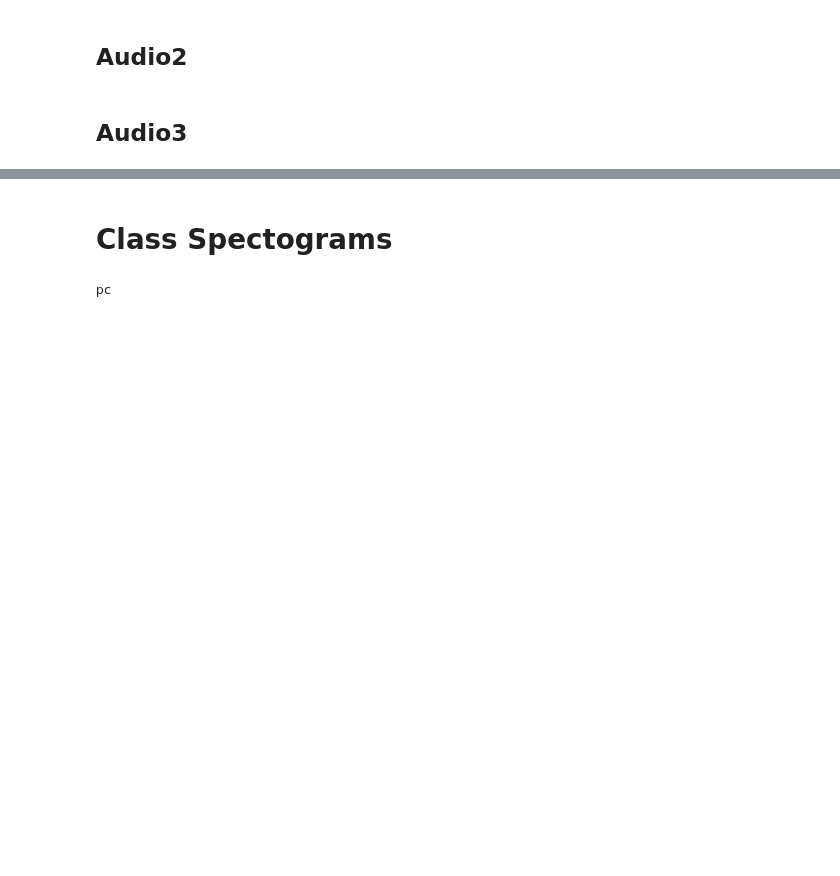
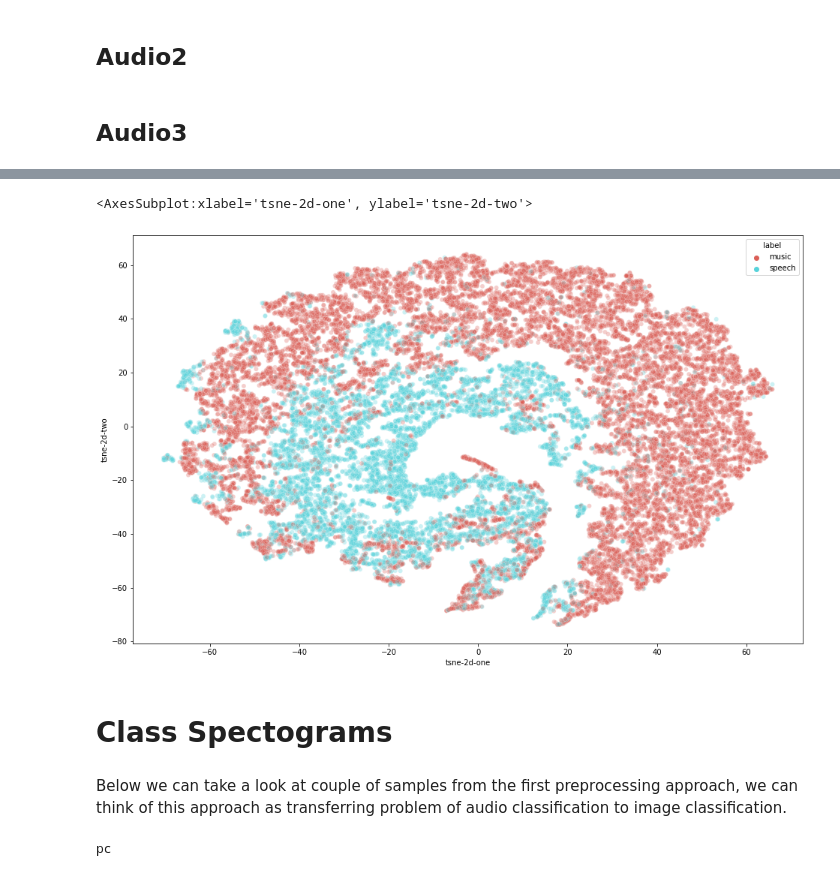
Before and after one commit to lekcyjna123/UWrMLProjectAudioSeg, a Jupyter notebook: Notebooks/Raport.ipynb, the cells around one changed output, grey strips where cells are left out. Cells and saved outputs as stored; diff of their text form; code cells hidden in the pictures; blank space fills up the shorter version.

Commit message:
poprawa literówek, opis drugiego preprocessingu, wizualizacja tsne

```diff
--- a/Notebooks/Raport.ipynb
+++ b/Notebooks/Raport.ipynb
@@ -463,5 +478,43 @@ data.to_csv(REPO_DIR + "/data/data_3.csv")
+# %%
+from sklearn.manifold import TSNE
+import matplotlib.pyplot as plt
+from mpl_toolkits.mplot3d import Axes3D
+import seaborn as sns
+import pandas as pd
+import numpy as np
+from time import time
+import pickle
+
+data = pd.concat([pd.read_csv(REPO_DIR + "/data/data_{}.csv".format(i), index_col=False) for i in [1, 2, 3]])
+
+data.drop('Unnamed: 0', axis=1, inplace=True)
+data.drop('timestamp', axis=1, inplace=True)
+
+X = data.drop('label', axis = 1)
+y = data['label']
+
+tsne = TSNE(n_components=2, init='random', random_state=0, perplexity = 50, learning_rate = 200)
+X_tsne = tsne.fit_transform(X)
+
+data['tsne-2d-one'] = X_tsne[:,0]
+data['tsne-2d-two'] = X_tsne[:,1]
+
+plt.figure(figsize=(16,10))
+sns.scatterplot(
+    x="tsne-2d-one", y="tsne-2d-two",
+    hue="label",
+    palette=sns.color_palette("hls", 2),
+    data=data,
+    legend="full",
+    alpha=0.3
+)
+# %% [output]
+<AxesSubplot:xlabel='tsne-2d-one', ylabel='tsne-2d-two'>
+[figure, added]
 # %% [markdown]
 # Class Spectograms
+# %% [markdown]
+Below we can take a look at couple of samples from the first preprocessing approach, we can think of this approach as transferring problem of audio classification to image classification.
 # %%
 with open('../data/dataset/dataset1000-0.pickle', 'rb') as f:
     dataset = pickle.load(f)
```
Also changed, not shown: parts of 4 cells of this notebook.
